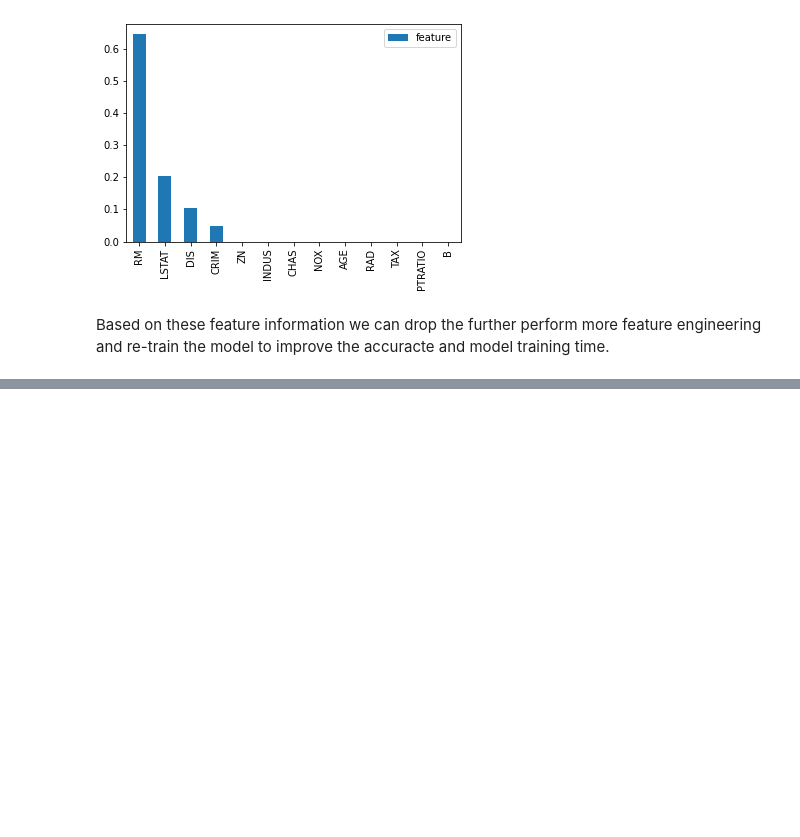
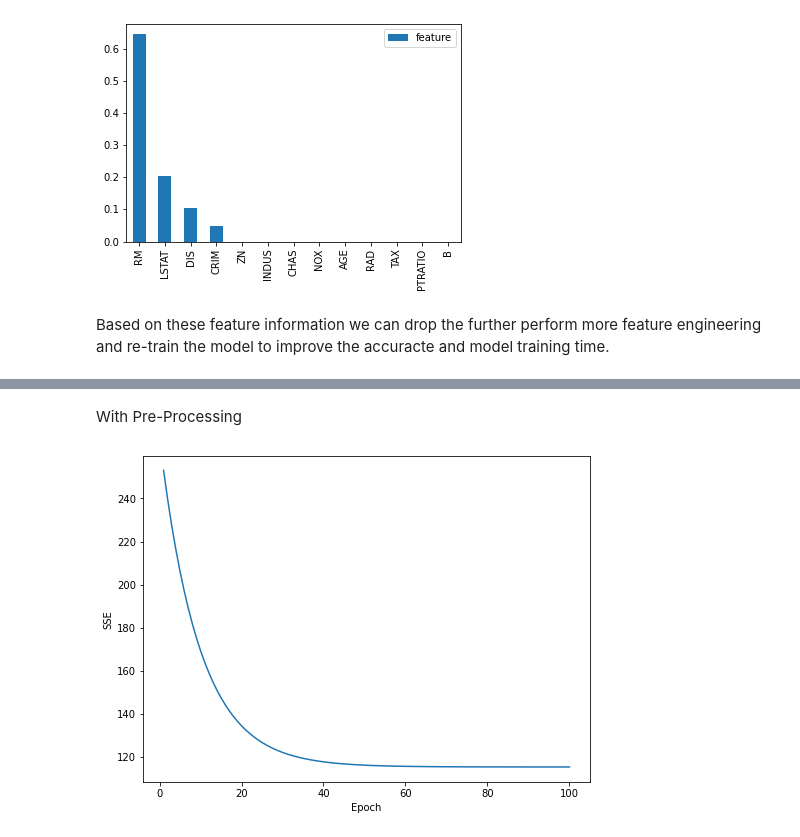
Before and after one commit to nirajramshrestha/MachineLearning, a Jupyter notebook: Boston House Price Prediction/Boston Housing Feature Importance .ipynb, the cells around one changed output, grey strips where cells are left out. Saved outputs shown, nothing was run; the diff lists cells and outputs as text; code cells hidden in the pictures; blank space fills up the shorter version.

```diff
--- a/Boston House Price Prediction/Boston Housing Feature Importance .ipynb
+++ b/Boston House Price Prediction/Boston Housing Feature Importance .ipynb
@@ -126,0 +182,12 @@ Based on these feature information we can drop the further perform more feature
+# %% [markdown]
+With Pre-Processing
+# %%
+from sklearn.preprocessing import StandardScaler
+sc_x = StandardScaler()
+sc_y = StandardScaler()
+X_std = sc_x.fit_transform(X)
+y_std = sc_y.fit_transform(y.reshape(-1,1)).flatten()
+
+gradient_descent(X_std,y_std);
+# %% [output]
+[figure, added]
```
Also changed, not shown: parts of 8 cells of this notebook.
